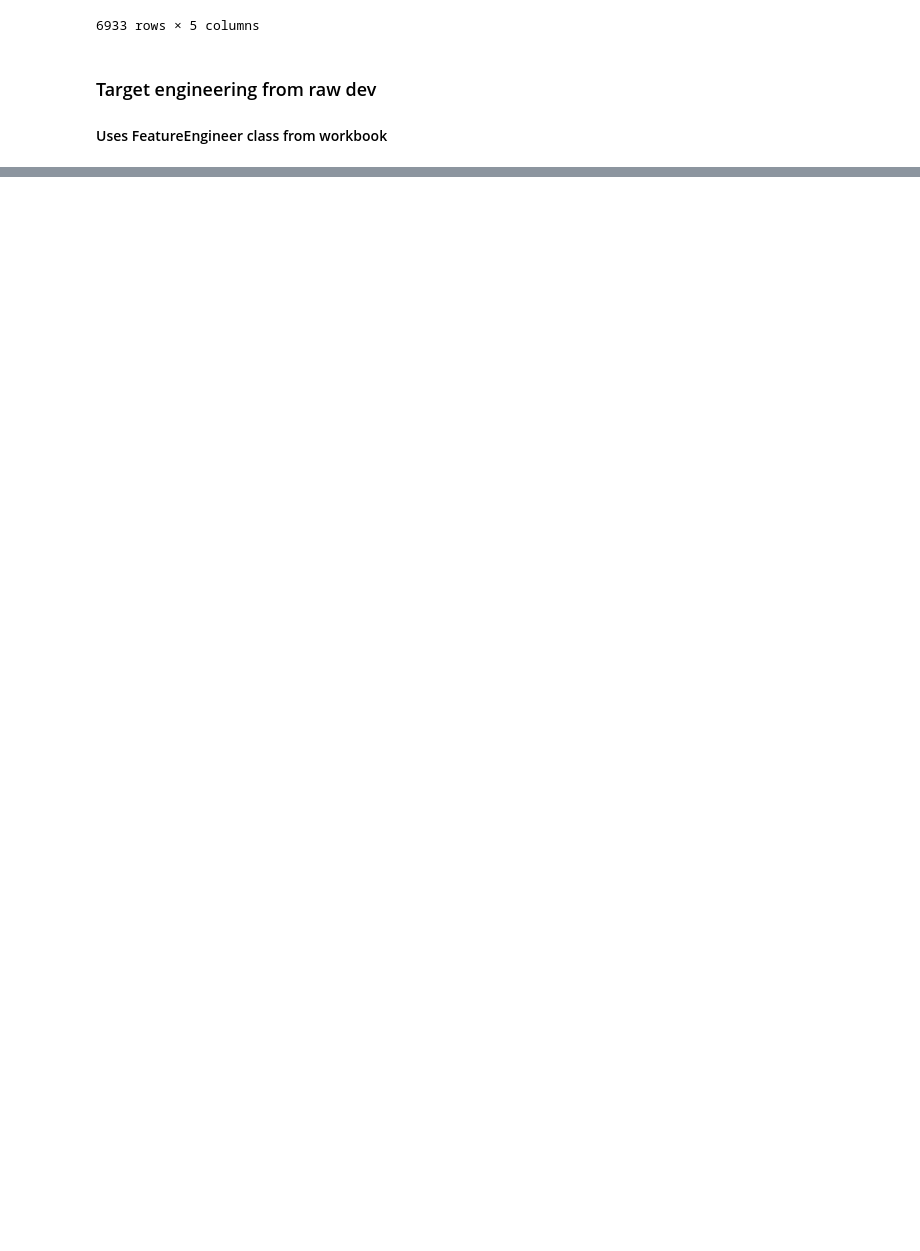
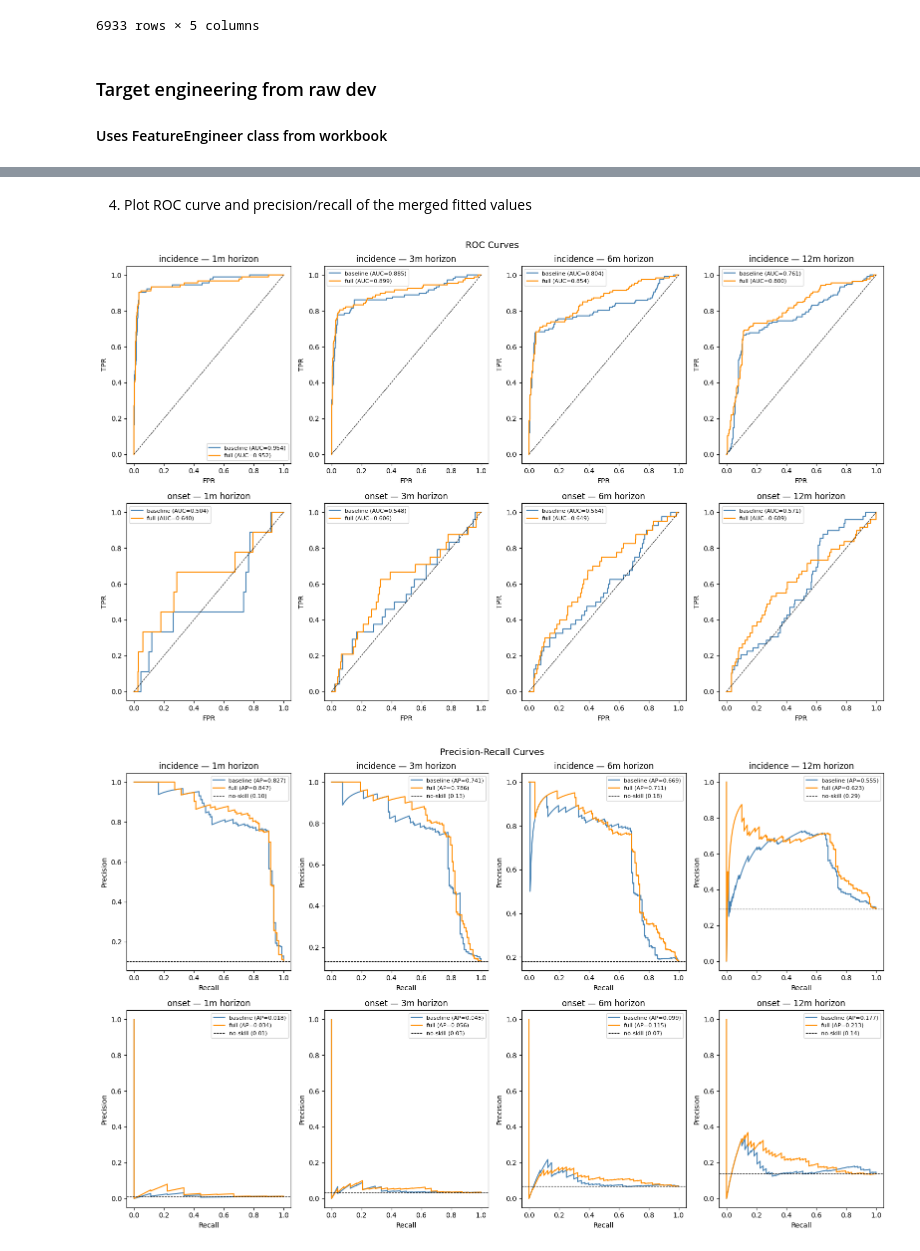
Before and after one commit to samuelfraley-bse/forecast-a1, a Jupyter notebook: notebooks/clean.ipynb, the cells around one changed output, grey strips where cells are left out. Saved outputs shown, nothing was run; the diff lists cells and outputs as text; code cells hidden in the pictures; blank space fills up the shorter version.

```diff
--- a/notebooks/clean.ipynb
+++ b/notebooks/clean.ipynb
@@ -217,0 +465,17 @@ class TargetEngineer():
+# %%
+TEST_START = 202301
+row_periods = df.index.get_level_values('period').tolist()
+unique_periods = sorted(set(row_periods))
+
+def build_cv(gap, test_size=1):
+    test_start_idx = unique_periods.index(TEST_START)
+    n_splits = len(unique_periods) - test_start_idx
+    return PanelSplit(
+        periods=row_periods,
+        n_splits=n_splits,
+        test_size=test_size,
+        gap=gap
+    )
+
+cv = build_cv(gap=11)
+print(f"Horizon 12m: {cv.n_splits} splits, gap=11")
@@ -217,0 +525,60 @@ class TargetEngineer():
+# %% [markdown]
+4) Plot ROC curve and precision/recall of the merged fitted values
+# %%
+from sklearn.metrics import roc_curve, roc_auc_score, precision_recall_curve, average_precision_score
+import matplotlib.pyplot as plt
+
+fig, axes = plt.subplots(2, len(HORIZONS), figsize=(16, 10))
+
+for j, h in enumerate(HORIZONS):
+    for target_name, row in [('incidence', 0), ('onset', 1)]:
+        ax = axes[row, j]
+
+        for model_name, color in [('baseline', 'steelblue'), ('full', 'darkorange')]:
+            df_res = results[(h, model_name, target_name)].dropna(subset=['y_true', 'pred_prob'])
+            y_true = df_res['y_true'].astype(float)
+            y_pred = df_res['pred_prob']
+
+            fpr, tpr, _ = roc_curve(y_true, y_pred)
+            auc = roc_auc_score(y_true, y_pred)
+            ax.plot(fpr, tpr, color=color, label=f'{model_name} (AUC={auc:.3f})')
+
+        ax.plot([0, 1], [0, 1], 'k--', linewidth=0.8)
+        ax.set_title(f'{target_name} — {h}m horizon')
+        ax.set_xlabel('FPR')
+        ax.set_ylabel('TPR')
+        ax.legend(fontsize=8)
+
+plt.suptitle('ROC Curves', fontsize=13)
+plt.tight_layout()
+plt.show()
+
+# Precision-Recall
+fig, axes = plt.subplots(2, len(HORIZONS), figsize=(16, 10))
+
+for j, h in enumerate(HORIZONS):
+    for target_name, row in [('incidence', 0), ('onset', 1)]:
+        ax = axes[row, j]
+
+        for model_name, color in [('baseline', 'steelblue'), ('full', 'darkorange')]:
+            df_res = results[(h, model_name, target_name)].dropna(subset=['y_true', 'pred_prob'])
+            y_true = df_res['y_true'].astype(float)
+            y_pred = df_res['pred_prob']
+
+            precision, recall, _ = precision_recall_curve(y_true, y_pred)
+            ap = average_precision_score(y_true, y_pred)
+            ax.plot(recall, precision, color=color, label=f'{model_name} (AP={ap:.3f})')
+
+        baseline_rate = y_true.mean()
+        ax.axhline(baseline_rate, color='k', linestyle='--', linewidth=0.8, label=f'no-skill ({baseline_rate:.2f})')
+        ax.set_title(f'{target_name} — {h}m horizon')
+        ax.set_xlabel('Recall')
+        ax.set_ylabel('Precision')
+        ax.legend(fontsize=8)
+
+plt.suptitle('Precision-Recall Curves', fontsize=13)
+plt.tight_layout()
+plt.show()
+# %% [output]
+[figure, added]
+[figure, added]
```
Also changed, not shown: parts of 27 cells of this notebook, 5 other files.
